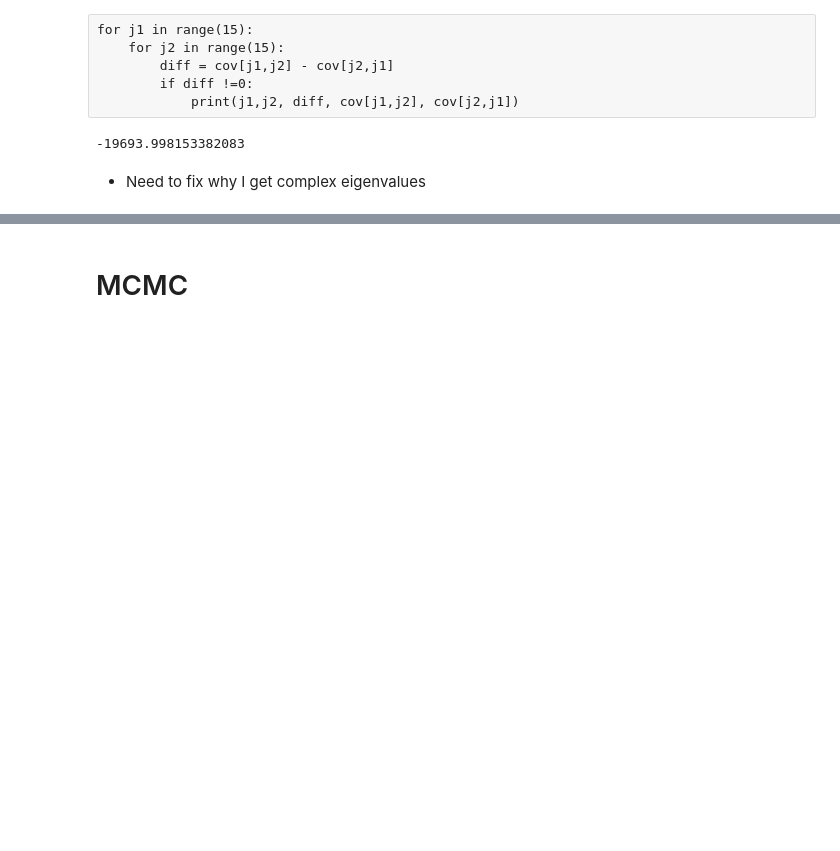
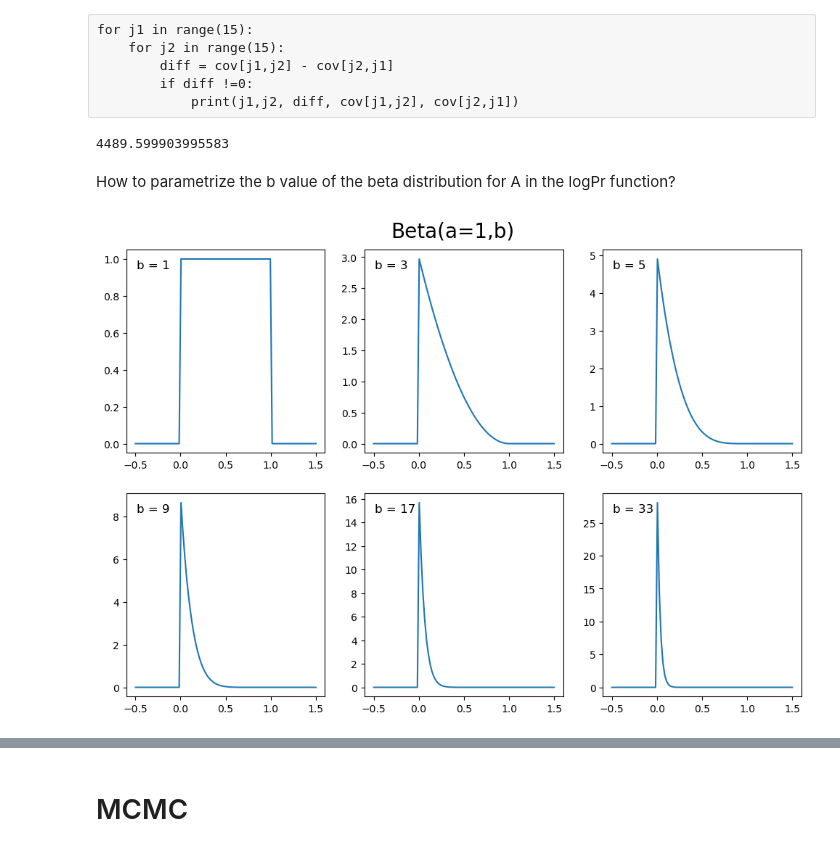
Before and after one commit to kurtwalsen/networks, a Jupyter notebook: phylogenetic_network.ipynb, the cells around one changed output, grey strips where cells are left out. Cells and saved outputs as stored; diff of their text form; code cells hidden in the pictures; blank space fills up the shorter version.

Commit message:
Add in X, CalY, logPr, MCMC, Visualization

```diff
--- a/phylogenetic_network.ipynb
+++ b/phylogenetic_network.ipynb
@@ -361,17 +299,0 @@ TO ADD:
-# %%
-'''
-Add in case I want to exclude elements missing in at least one of the stars, for all the clusters
-# obs: by doing this I lose 7 elements (on the original 47 clusters)
-exclude_mask = np.ones(len(elements), dtype='bool')
-exclude_idx = []
-for k in range(K):
-    for i in range(len(X[k])):
-        idx_to_exclude = np.argwhere(np.isnan(X[k][i]))
-        if len(idx_to_exclude) > 0:
-            idx_to_exclude = idx_to_exclude[0][0]
-            exclude_idx.append(idx_to_exclude)
-exclude_idx = np.unique(exclude_idx)
-exclude_mask[exclude_idx] = 0
-for k in range(K):
-    X[k] = X[k][:,exclude_mask]
-''';
@@ -808,8 +823,25 @@ for j1 in range(15):
 # %%
 # logPr seems to work fine
 # Using beta distribution gives a result with oposite sign
-logPrior(T,T_m,T_sd,A_)#,A_m)
+logPrior(T,T_m,T_sd,A,Delta_Rgc)#,A_m)
 # %% [output]
--19693.998153382083
+4489.599903995583
-# %% [markdown]
-- Need to fix why I get complex eigenvalues
+# %% [markdown]
+How to parametrize the b value of the beta distribution for A in the logPr function?
+# %%
+# Critical values of b in Beta distribution given a=1
+bs = [1,3,5,9,17,33]
+xx = np.linspace(-0.5,1.5,100)
+
+fig, ax = plt.subplots(nrows=2,ncols=3, figsize=(12,8))
+fig.suptitle('Beta(a=1,b)', y=0.93, fontsize=20)
+ax = ax.flatten()
+for i, b in enumerate(bs):
+    yy = beta.pdf(xx,a=1,b=b)
+    ax[i].plot(xx,yy)
+    plt.text(0.05, 0.95, 'b = {}'.format(b),
+                 horizontalalignment='left',
+                 verticalalignment='top',
+                 transform = ax[i].transAxes, fontsize=12)
+# %% [output]
+[figure, added]
```
Also changed, not shown: parts of 77 cells of this notebook.
